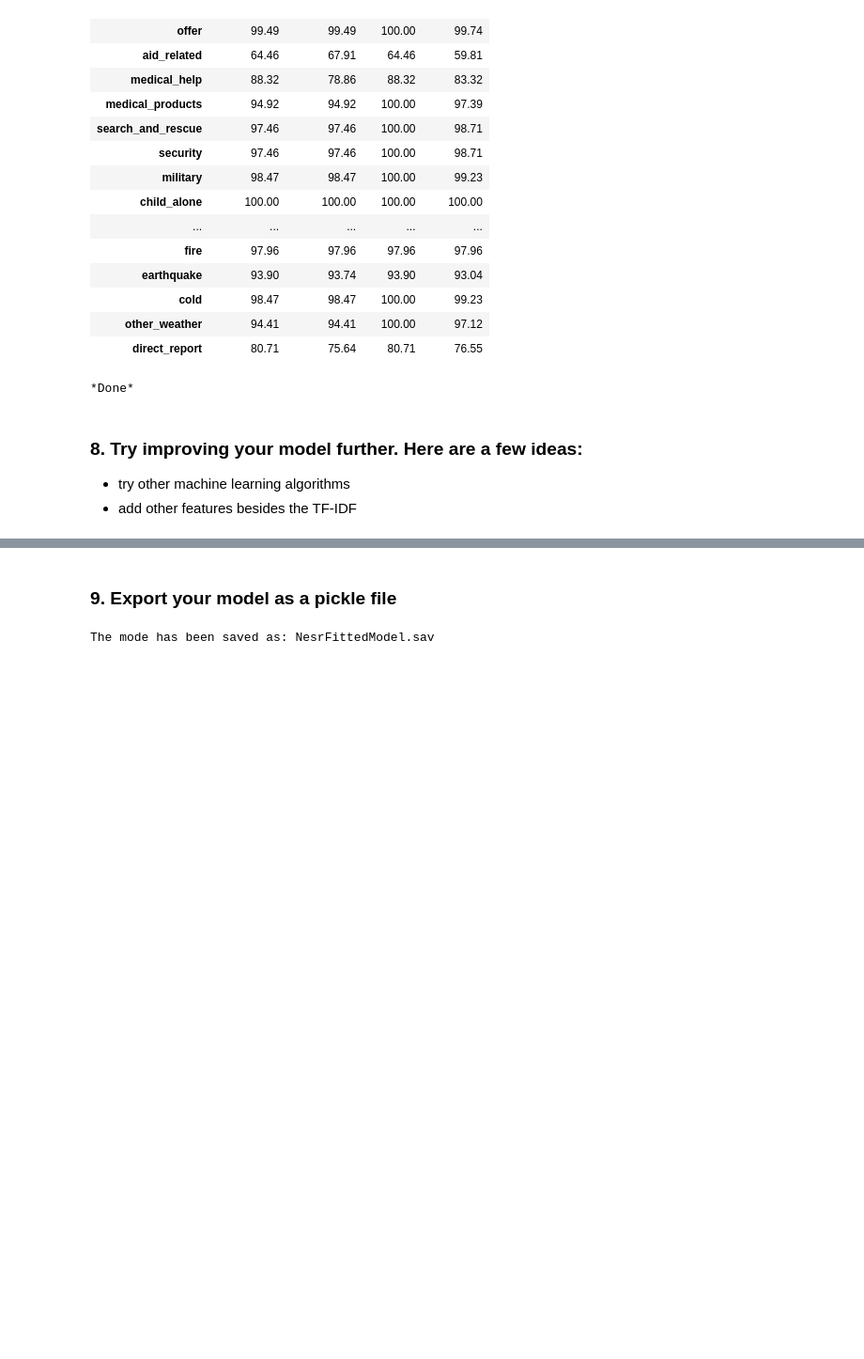
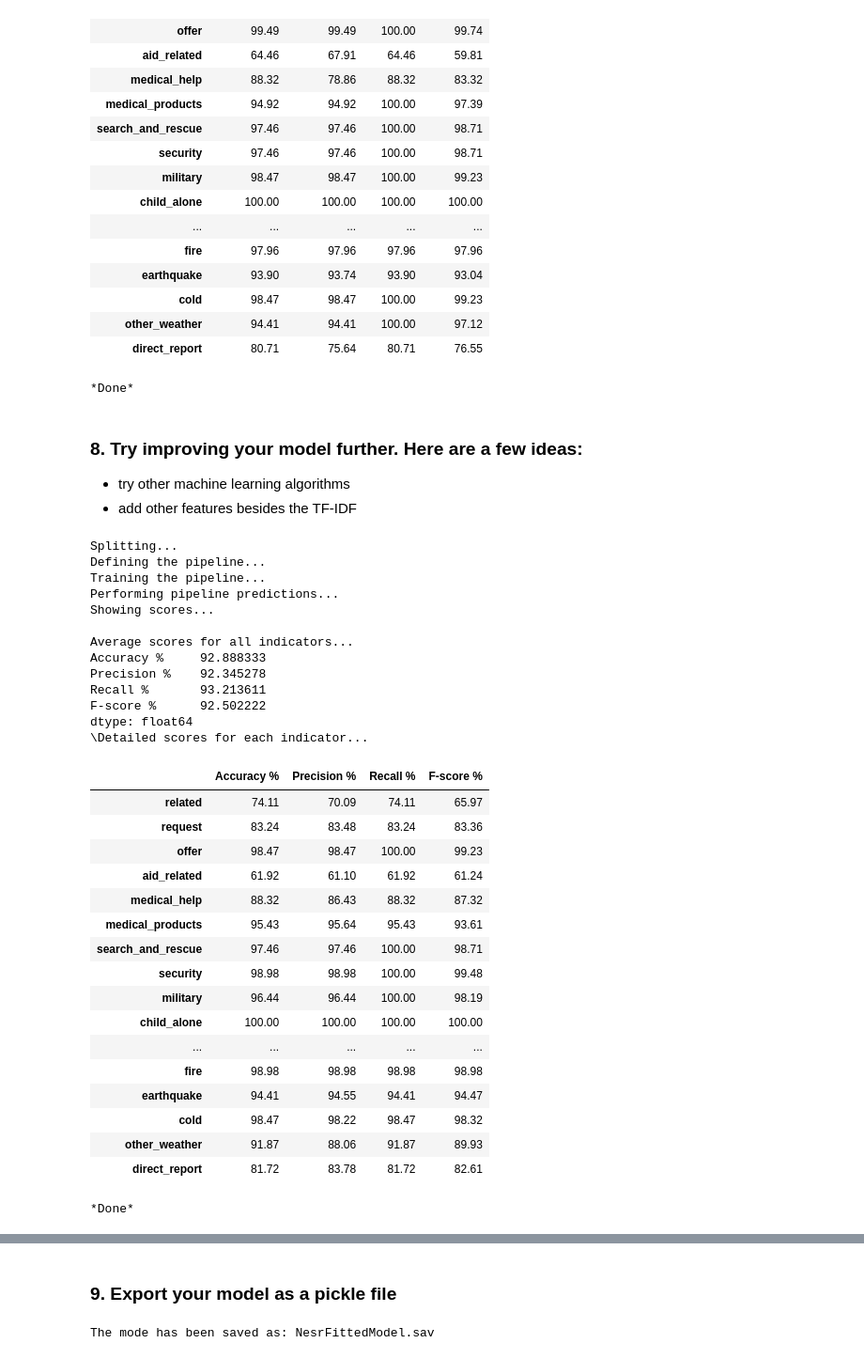
Before and after one commit to drnesr/DisasterResponsePipelines, a Jupyter notebook: Stage1/ML Pipeline Preparation.ipynb, the cells around one changed output, grey strips where cells are left out. Shown: that part at 94% size. Cells and saved outputs as stored; diff of their text form; code cells hidden in the pictures; blank space fills up the shorter version.

```diff
--- a/Stage1/ML Pipeline Preparation.ipynb
+++ b/Stage1/ML Pipeline Preparation.ipynb
@@ -985,0 +990,66 @@ dtype: float64
+# %%
+def test_sample_with_pipeline(pipeline, percent=3):
+    # taking 3% of the original dataframe for faster tests
+    _X, _Y = get_sample(df, 3)
+
+    # Split data to train and test
+    print('Splitting...')
+    X_train, X_test, y_train, y_test = train_test_split(_X, _Y)
+
+    # Defining The full pipline
+    print('Defining the pipeline...')
+    pipeline = pipeline
+
+    # training the pipeline
+    print('Training the pipeline...')
+    pipeline.fit(X_train, y_train)
+
+    # predicting on test data
+    print('Performing pipeline predictions...')
+    y_pred = pipeline.predict(X_test)
+
+    # Scoring the outputs
+    display_multi_output_results(y_test, y_pred)
+
+    print('*Done*')
+    return pipeline
+# %%
+pipeline = Pipeline([('vect', CountVectorizer(tokenizer=tokenize)),
+                     ('tfidf', TfidfTransformer()),
+                     ('clf',
+                      MultiOutputClassifier(
+                          AdaBoostClassifier(n_estimators=100)))])
+
+pipe = test_sample_with_pipeline(pipeline)
+# %% [output]
+Splitting...
+Defining the pipeline...
+Training the pipeline...
+Performing pipeline predictions...
+Showing scores...
+
+Average scores for all indicators...
+Accuracy %     92.888333
+Precision %    92.345278
+Recall %       93.213611
+F-score %      92.502222
+dtype: float64
+\Detailed scores for each indicator...
+|  | Accuracy % | Precision % | Recall % | F-score % |
+| related | 74.11 | 70.09 | 74.11 | 65.97 |
+| request | 83.24 | 83.48 | 83.24 | 83.36 |
+| offer | 98.47 | 98.47 | 100.00 | 99.23 |
+| aid_related | 61.92 | 61.10 | 61.92 | 61.24 |
+| medical_help | 88.32 | 86.43 | 88.32 | 87.32 |
+| medical_products | 95.43 | 95.64 | 95.43 | 93.61 |
+| search_and_rescue | 97.46 | 97.46 | 100.00 | 98.71 |
+| security | 98.98 | 98.98 | 100.00 | 99.48 |
+| military | 96.44 | 96.44 | 100.00 | 98.19 |
+| child_alone | 100.00 | 100.00 | 100.00 | 100.00 |
+| ... | ... | ... | ... | ... |
+| fire | 98.98 | 98.98 | 98.98 | 98.98 |
+| earthquake | 94.41 | 94.55 | 94.41 | 94.47 |
+| cold | 98.47 | 98.22 | 98.47 | 98.32 |
+| other_weather | 91.87 | 88.06 | 91.87 | 89.93 |
+| direct_report | 81.72 | 83.78 | 81.72 | 82.61 |
+*Done*
```
Also changed, not shown: parts of 10 cells of this notebook, 6 other files.
